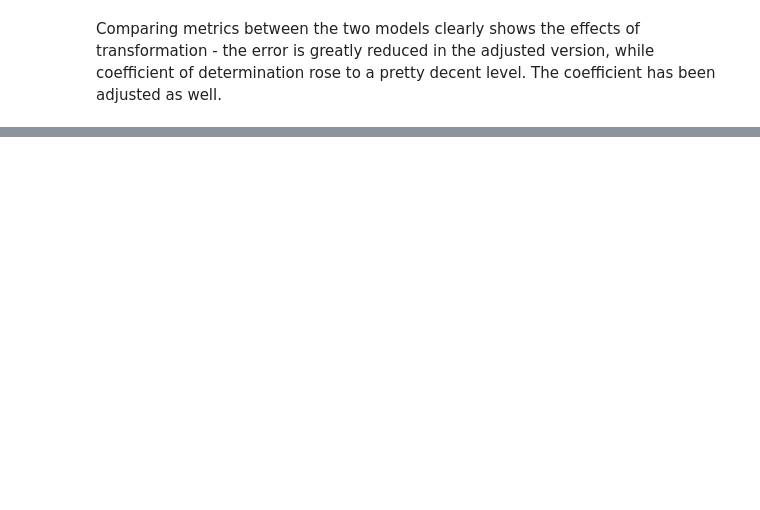
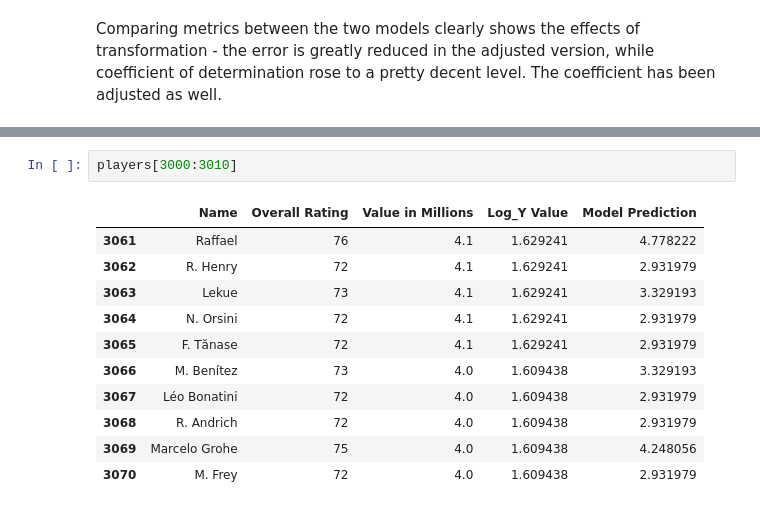
Before and after one commit to urosdrca22/Predicting-Players-Market-Value, a Jupyter notebook: Predicting Player Market Value .ipynb, the cells around one changed output, grey strips where cells are left out. Drawn from its saved outputs; the diff is of its cells as text; blank space fills up the shorter version.

```diff
--- a/Predicting Player Market Value .ipynb
+++ b/Predicting Player Market Value .ipynb
@@ -328 +354,15 @@ players
 19631 rows × 5 columns
+# %%
+players[3000:3010]
+# %% [output]
+|  | Name | Overall Rating | Value in Millions | Log_Y Value | Model Prediction |
+| 3061 | Raffael | 76 | 4.1 | 1.629241 | 4.778222 |
+| 3062 | R. Henry | 72 | 4.1 | 1.629241 | 2.931979 |
+| 3063 | Lekue | 73 | 4.1 | 1.629241 | 3.329193 |
+| 3064 | N. Orsini | 72 | 4.1 | 1.629241 | 2.931979 |
+| 3065 | F. Tănase | 72 | 4.1 | 1.629241 | 2.931979 |
+| 3066 | M. Benítez | 73 | 4.0 | 1.609438 | 3.329193 |
+| 3067 | Léo Bonatini | 72 | 4.0 | 1.609438 | 2.931979 |
+| 3068 | R. Andrich | 72 | 4.0 | 1.609438 | 2.931979 |
+| 3069 | Marcelo Grohe | 75 | 4.0 | 1.609438 | 4.248056 |
+| 3070 | M. Frey | 72 | 4.0 | 1.609438 | 2.931979 |
```
Also changed, not shown: parts of 30 cells of this notebook.
